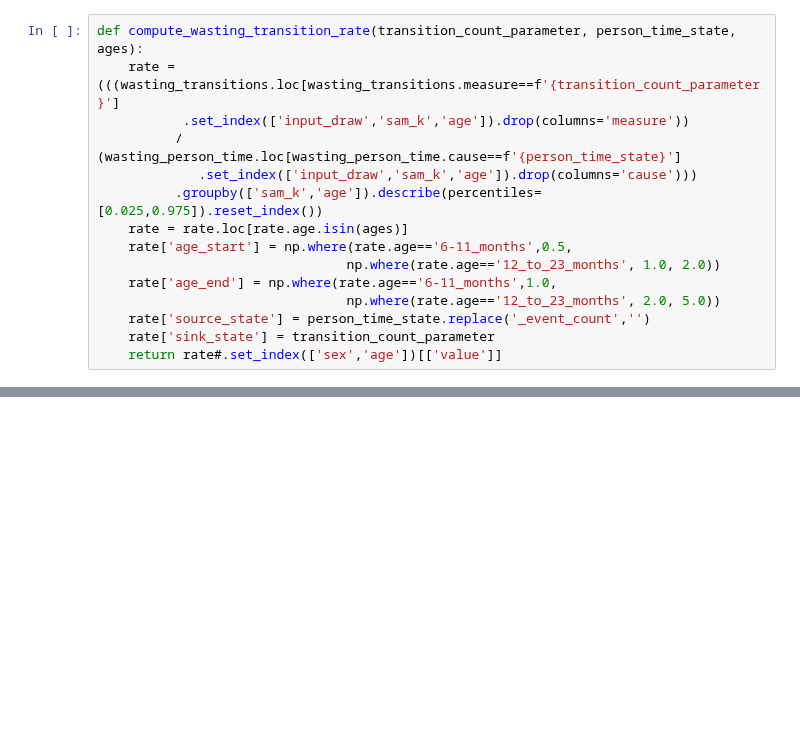
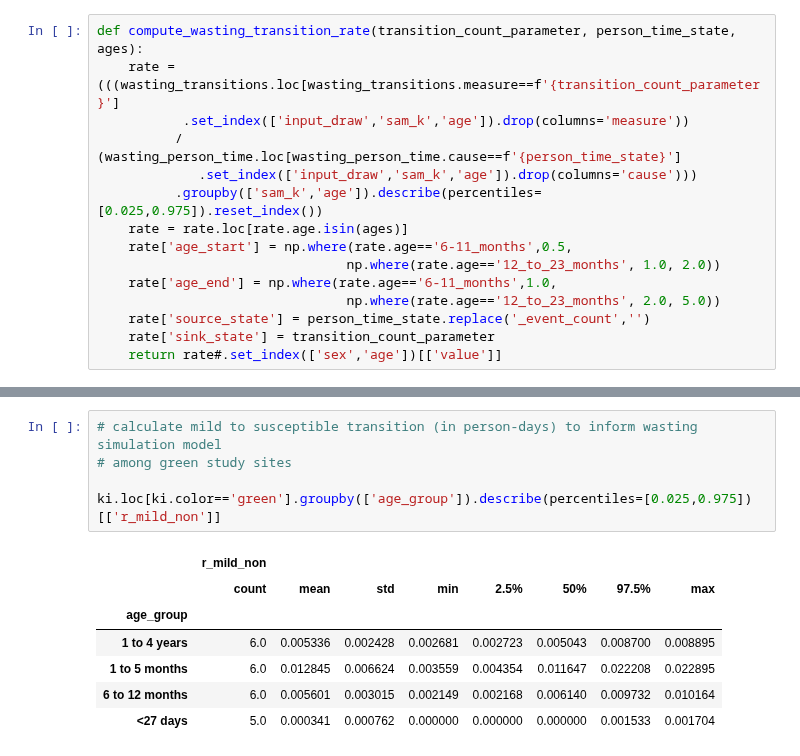
Before and after one commit to ihmeuw/vivarium_research_ciff_sam, a Jupyter notebook: wasting_transitions/alibow_ki_database_rates/KI_rates_5.3.3.ipynb, the cells around one changed output, grey strips where cells are left out. Saved outputs shown, nothing was run; the diff lists cells and outputs as text; blank space fills up the shorter version.

```diff
--- a/wasting_transitions/alibow_ki_database_rates/KI_rates_5.3.3.ipynb
+++ b/wasting_transitions/alibow_ki_database_rates/KI_rates_5.3.3.ipynb
@@ -326,0 +364,13 @@ plot_remission_rates('1 to 4 years', '2_to_4')
+# %%
+# calculate mild to susceptible transition (in person-days) to inform wasting simulation model
+# among green study sites
+
+ki.loc[ki.color=='green'].groupby(['age_group']).describe(percentiles=[0.025,0.975])[['r_mild_non']]
+# %% [output]
+|  | r_mild_non |  |  |  |  |  |  |  |
+|  | count | mean | std | min | 2.5% | 50% | 97.5% | max |
+| age_group |  |  |  |  |  |  |  |  |
+| 1 to 4 years | 6.0 | 0.005336 | 0.002428 | 0.002681 | 0.002723 | 0.005043 | 0.008700 | 0.008895 |
+| 1 to 5 months | 6.0 | 0.012845 | 0.006624 | 0.003559 | 0.004354 | 0.011647 | 0.022208 | 0.022895 |
+| 6 to 12 months | 6.0 | 0.005601 | 0.003015 | 0.002149 | 0.002168 | 0.006140 | 0.009732 | 0.010164 |
+| <27 days | 5.0 | 0.000341 | 0.000762 | 0.000000 | 0.000000 | 0.000000 | 0.001533 | 0.001704 |
```
Also changed, not shown: parts of 14 cells of this notebook, 4 other files.
